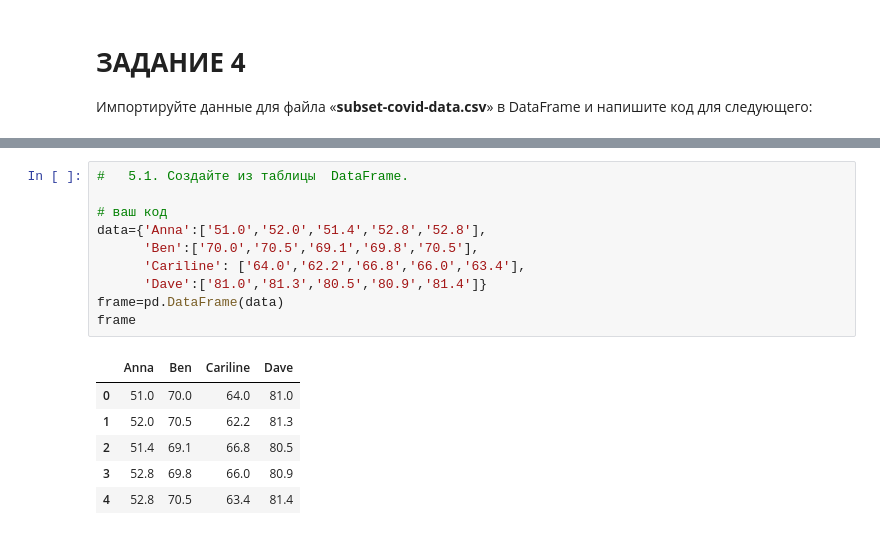
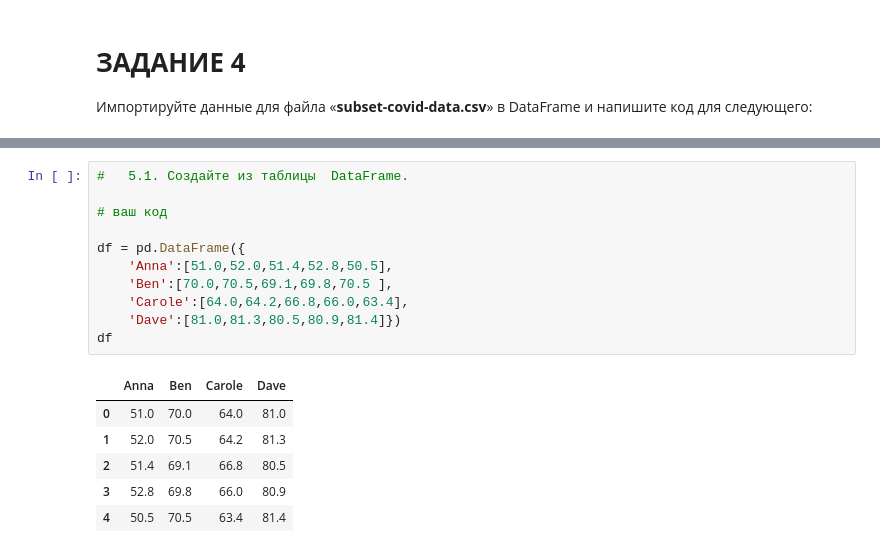
Before and after one commit to KravtsovaAlyona/rabota, a Jupyter notebook: Кравцова_контроль_заннипй.ipynb, the cells around one changed output, grey strips where cells are left out. Saved outputs shown, nothing was run; the diff lists cells and outputs as text.

```diff
--- a/Кравцова_контроль_заннипй.ipynb
+++ b/Кравцова_контроль_заннипй.ipynb
@@ -173,20 +226,21 @@ df.drop([0,1,2],inplace=True)
 # %%
 #   5.1. Создайте из таблицы  DataFrame.
 
 # ваш код
-data={'Anna':['51.0','52.0','51.4','52.8','52.8'],
-      'Ben':['70.0','70.5','69.1','69.8','70.5'],
-      'Cariline': ['64.0','62.2','66.8','66.0','63.4'],
-      'Dave':['81.0','81.3','80.5','80.9','81.4']}
-frame=pd.DataFrame(data)
-frame
+
+df = pd.DataFrame({
+    'Anna':[51.0,52.0,51.4,52.8,50.5],
+    'Ben':[70.0,70.5,69.1,69.8,70.5 ],
+    'Carole':[64.0,64.2,66.8,66.0,63.4],
+    'Dave':[81.0,81.3,80.5,80.9,81.4]})
+df
 # %% [output]
-|  | Anna | Ben | Cariline | Dave |
+|  | Anna | Ben | Carole | Dave |
 | 0 | 51.0 | 70.0 | 64.0 | 81.0 |
-| 1 | 52.0 | 70.5 | 62.2 | 81.3 |
+| 1 | 52.0 | 70.5 | 64.2 | 81.3 |
 | 2 | 51.4 | 69.1 | 66.8 | 80.5 |
 | 3 | 52.8 | 69.8 | 66.0 | 80.9 |
-| 4 | 52.8 | 70.5 | 63.4 | 81.4 |
+| 4 | 50.5 | 70.5 | 63.4 | 81.4 |
 # %%
 #  5.2. Преобразуйте этот DataFrame в tidy format.
 
```
Also changed, not shown: parts of 29 cells of this notebook.
